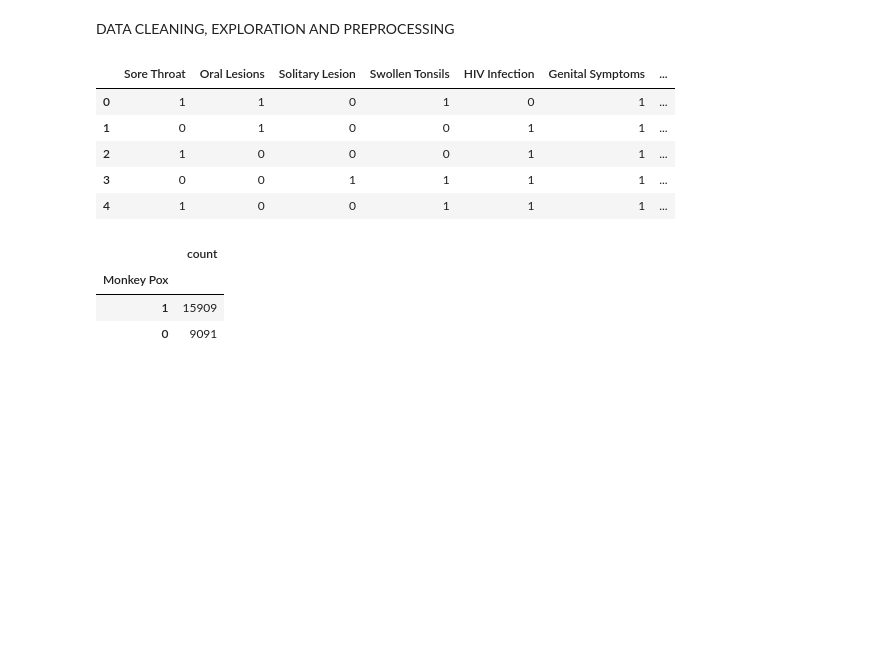
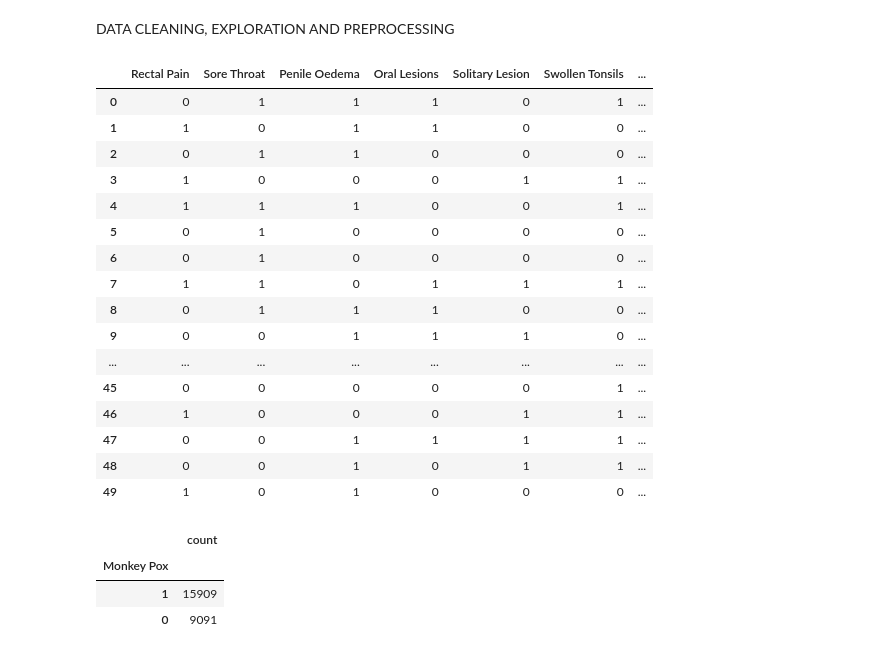
Before and after one commit to NeuralNetGeek/monkeypox-diagnosis, a Jupyter notebook: Monkey Pox.ipynb, the cells around one changed output. Drawn from its saved outputs; the diff is of its cells as text; code cells hidden in the pictures; blank space fills up the shorter version.

```diff
--- a/Monkey Pox.ipynb
+++ b/Monkey Pox.ipynb
@@ -29,25 +29,34 @@ DATA CLEANING, EXPLORATION AND PREPROCESSING
 # %%
 cols = ['Patient_ID', 'Systemic Illness', 'Rectal Pain', 'Sore Throat', 'Penile Oedema', 'Oral Lesions', 'Solitary Lesion', 'Swollen Tonsils', 'HIV Infection', 'Sexually Transmitted Infection', 'MonkeyPox']
 df = pd.read_csv('monkey.data.csv')
 df.columns = cols
 df.drop(['Patient_ID', 'Systemic Illness'], axis=1, inplace=True)
 
-df['Genital Symptoms'] = df[['Rectal Pain', 'Penile Oedema']].max(axis=1)
-
-features = ['Genital Symptoms', 'Oral Lesions', 'Sore Throat', 'Swollen Tonsils', 'Solitary Lesion', 'HIV Infection']
+features = ['Rectal Pain', 'Penile Oedema', 'Oral Lesions', 'Sore Throat', 'Swollen Tonsils', 'Solitary Lesion', 'HIV Infection',  'Sexually Transmitted Infection']
 df[features] = df[features].astype(int)
 
 df['Monkey Pox'] = df['MonkeyPox'].map({'Positive': 1, 'Negative': 0})
-df = df.drop(['Rectal Pain', 'Penile Oedema', 'Sexually Transmitted Infection', 'MonkeyPox'], axis=1)
+df = df.drop(['MonkeyPox'], axis=1)
 
-df.head()
+df.head(50)
 # %% [output]
-|  | Sore Throat | Oral Lesions | Solitary Lesion | Swollen Tonsils | HIV Infection | Genital Symptoms | ... |
-| 0 | 1 | 1 | 0 | 1 | 0 | 1 | ... |
-| 1 | 0 | 1 | 0 | 0 | 1 | 1 | ... |
-| 2 | 1 | 0 | 0 | 0 | 1 | 1 | ... |
-| 3 | 0 | 0 | 1 | 1 | 1 | 1 | ... |
-| 4 | 1 | 0 | 0 | 1 | 1 | 1 | ... |
+|  | Rectal Pain | Sore Throat | Penile Oedema | Oral Lesions | Solitary Lesion | Swollen Tonsils | ... |
+| 0 | 0 | 1 | 1 | 1 | 0 | 1 | ... |
+| 1 | 1 | 0 | 1 | 1 | 0 | 0 | ... |
+| 2 | 0 | 1 | 1 | 0 | 0 | 0 | ... |
+| 3 | 1 | 0 | 0 | 0 | 1 | 1 | ... |
+| 4 | 1 | 1 | 1 | 0 | 0 | 1 | ... |
+| 5 | 0 | 1 | 0 | 0 | 0 | 0 | ... |
+| 6 | 0 | 1 | 0 | 0 | 0 | 0 | ... |
+| 7 | 1 | 1 | 0 | 1 | 1 | 1 | ... |
+| 8 | 0 | 1 | 1 | 1 | 0 | 0 | ... |
+| 9 | 0 | 0 | 1 | 1 | 1 | 0 | ... |
+| ... | ... | ... | ... | ... | ... | ... | ... |
+| 45 | 0 | 0 | 0 | 0 | 0 | 1 | ... |
+| 46 | 1 | 0 | 0 | 0 | 1 | 1 | ... |
+| 47 | 0 | 0 | 1 | 1 | 1 | 1 | ... |
+| 48 | 0 | 0 | 1 | 0 | 1 | 1 | ... |
+| 49 | 1 | 0 | 1 | 0 | 0 | 0 | ... |
 # %%
 df['Monkey Pox'].value_counts()
 # %% [output]
```
Also changed, not shown: parts of 7 cells of this notebook.
